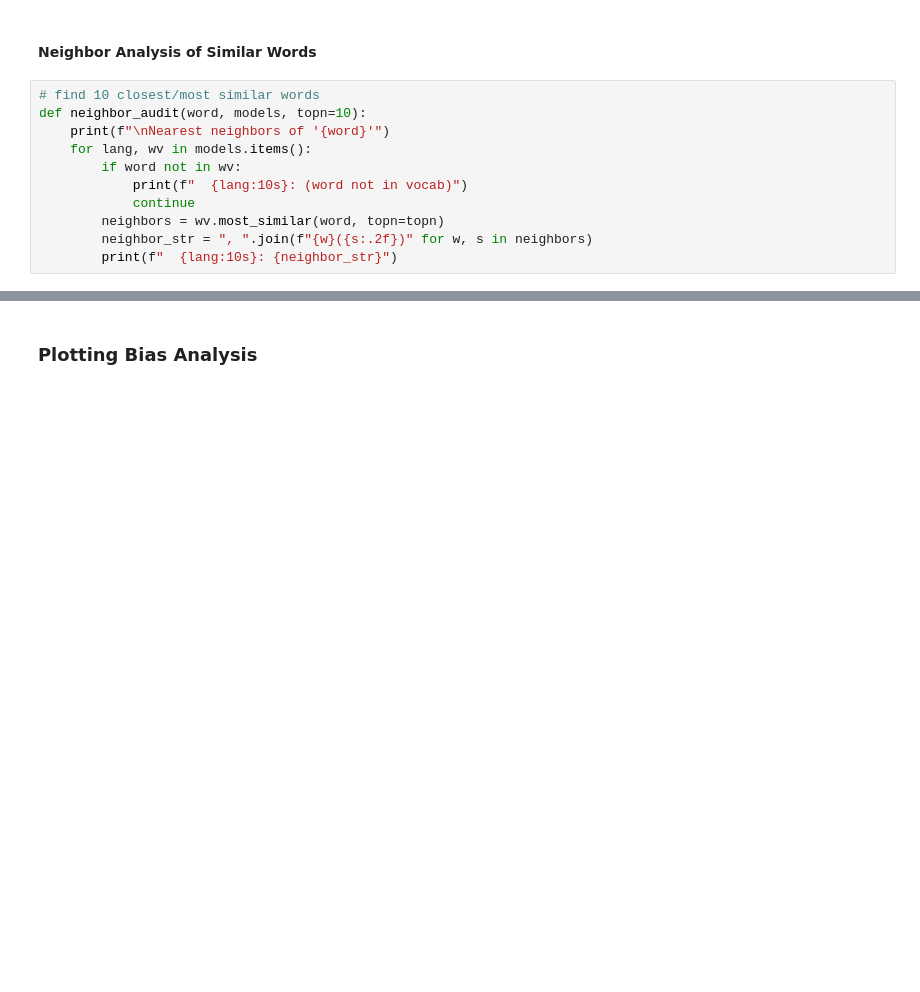
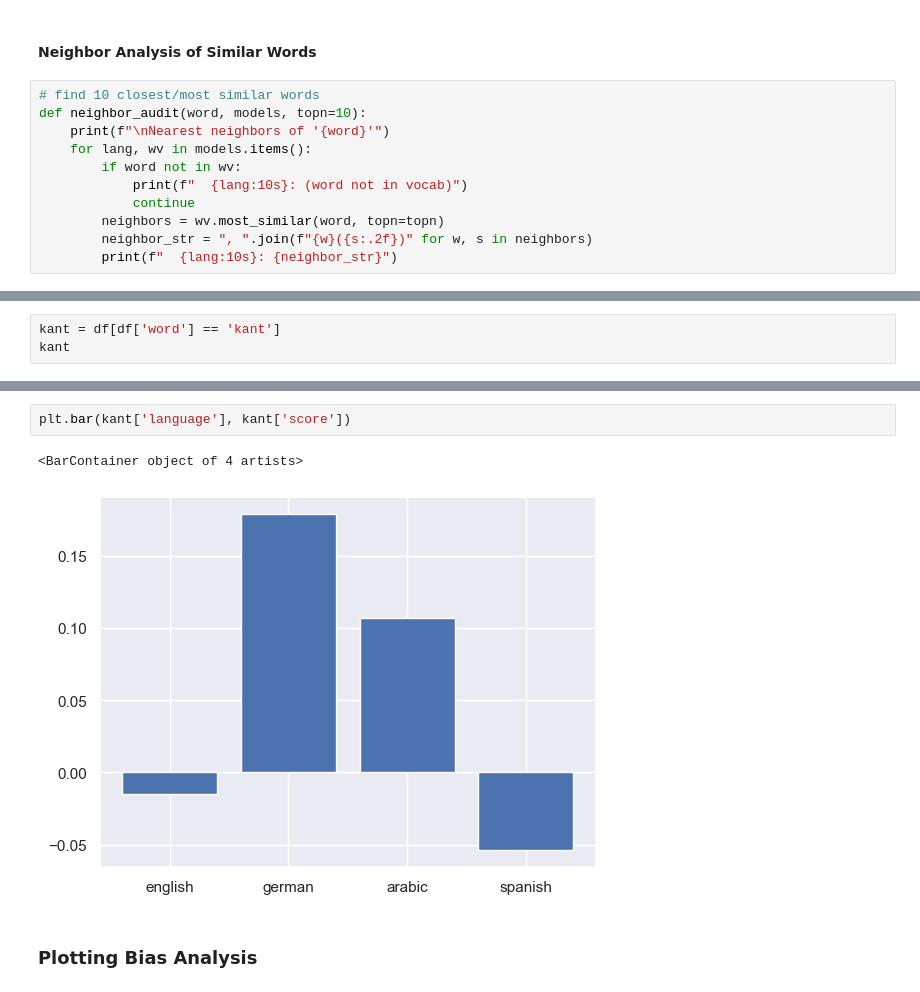
Before and after one commit to maddyjin/CS4120FinalProject, a Jupyter notebook: eda_notebooks/measuring_bias.ipynb, the cells around one changed output, grey strips where cells are left out. Saved outputs shown, nothing was run; the diff lists cells and outputs as text; blank space fills up the shorter version.

```diff
--- a/eda_notebooks/measuring_bias.ipynb
+++ b/eda_notebooks/measuring_bias.ipynb
@@ -303,0 +304,3 @@ Nearest neighbors of 'professor'
+# %%
+kant = df[df['word'] == 'kant']
+kant
@@ -304,3 +313,8 @@ Nearest neighbors of 'professor'
+# %%
+plt.bar(kant['language'], kant['score'])
+# %% [output]
+<BarContainer object of 4 artists>
+[figure, added]
 # %% [markdown]
 ### Plotting Bias Analysis
 # %%
```
Also changed, not shown: parts of 10 cells of this notebook.
